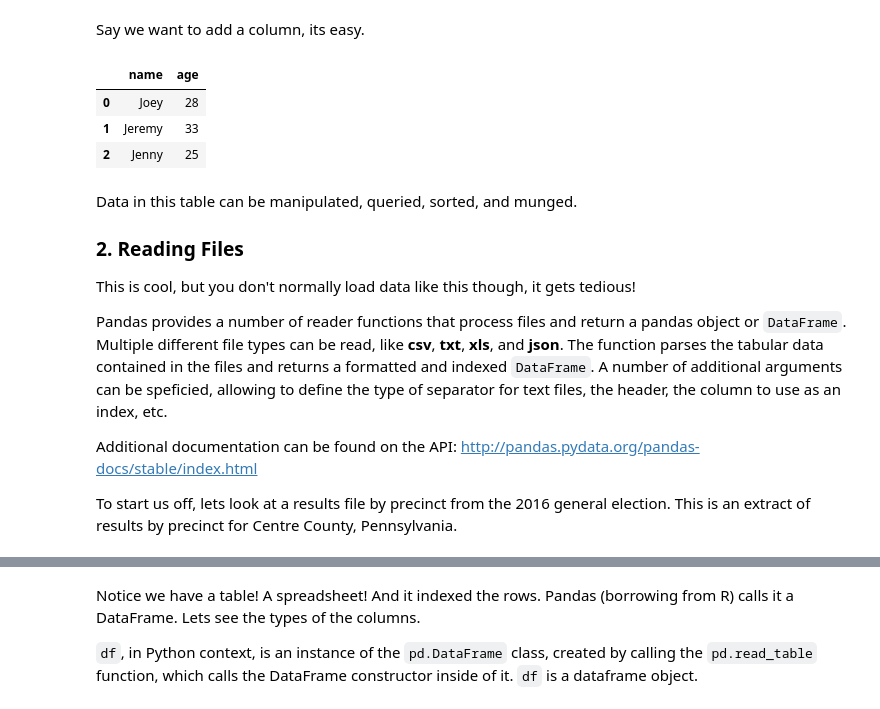
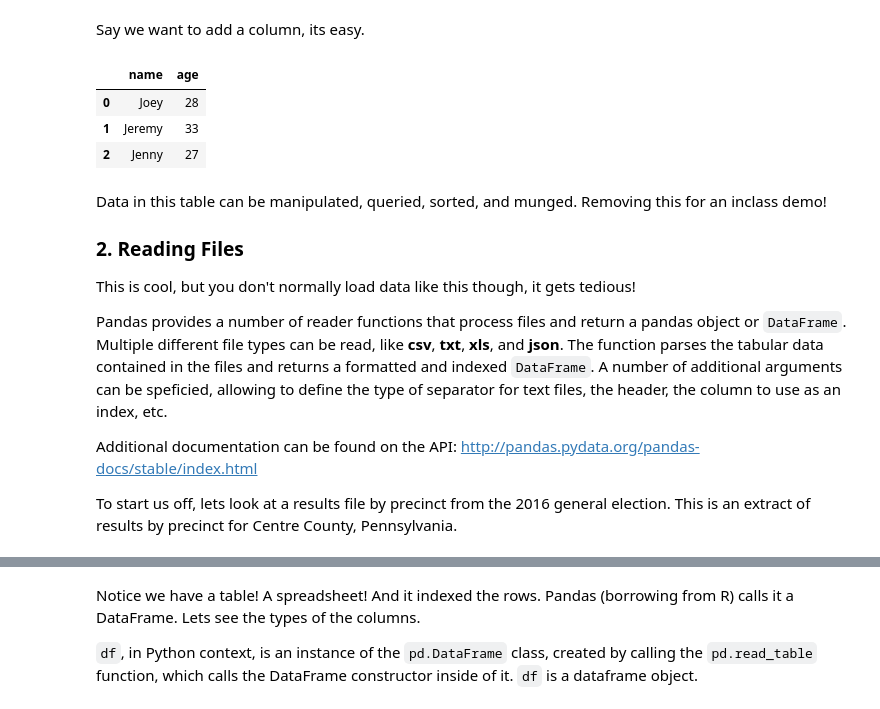
Before and after one commit to marcelaa18/big-data-spring2017, a Jupyter notebook: week3/02. Pandas Introduction.ipynb, the cells around one changed output, grey strips where cells are left out. Cells and saved outputs as stored; diff of their text form; code cells hidden in the pictures.

```diff
--- a/week3/02. Pandas Introduction.ipynb
+++ b/week3/02. Pandas Introduction.ipynb
@@ -75,14 +75,14 @@ df
 Say we want to add a column, its easy.
 # %%
 # Assign a new column to df called 'age' with a list of ages
-df.assign(age = [28, 33, 25])
+df.assign(age = [28, 33, 27])
 # %% [output]
 |  | name | age |
 | 0 | Joey | 28 |
 | 1 | Jeremy | 33 |
-| 2 | Jenny | 25 |
+| 2 | Jenny | 27 |
 # %% [markdown]
-Data in this table can be manipulated, queried, sorted, and munged.
+Data in this table can be manipulated, queried, sorted, and munged. Removing this for an inclass demo!
 
 ### 2. Reading Files
 
```
Also changed, not shown: parts of 14 cells of this notebook, 3 other files.
